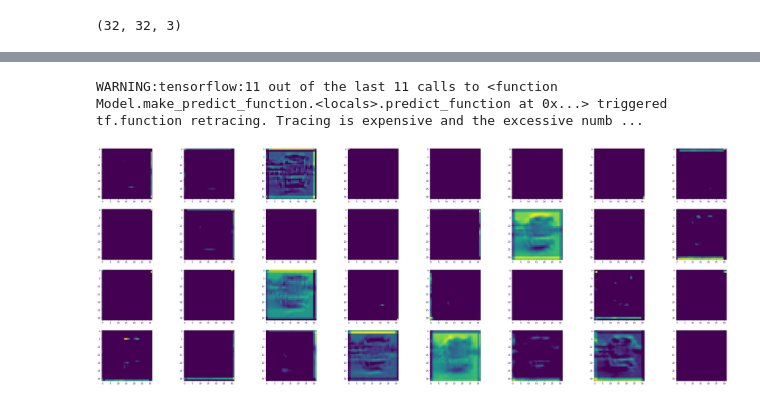
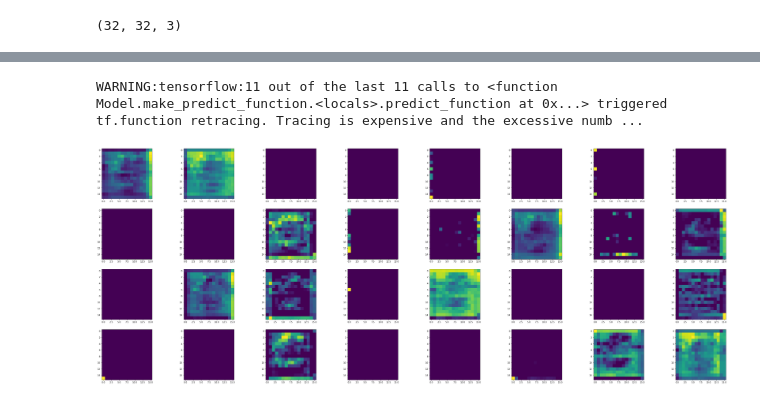
Before and after one commit to donos-63/catchmeifucan, a Jupyter notebook: notebook.ipynb, the cells around one changed output, grey strips where cells are left out. Saved outputs shown, nothing was run; the diff lists cells and outputs as text; code cells hidden in the pictures.

```diff
--- a/notebook.ipynb
+++ b/notebook.ipynb
@@ -23,7 +23,7 @@ TRAIN_BASE_DIRECTORY = "./data/test/train"
 TEST_BASE_DIRECTORY = "./data/test/test"
 
 
-image_data_generator = tf.keras.preprocessing.image.ImageDataGenerator(validation_split=0)
+image_data_generator = tf.keras.preprocessing.image.ImageDataGenerator(validation_split=0.5)
 
 
 TRAIN_IMAGE_SIZE = 32
@@ -50,11 +50,18 @@ Found 200 images belonging to 2 classes.
 # %%
 model = Sequential()
 
-model.add(Conv2D(32, kernel_size=5, activation='relu', padding='same', input_shape=(32,32,3))) # 5 ou 7 au dessus de 128
-model.add(Conv2D(64, kernel_size=5, activation='relu', padding='same'))
+model.add(Conv2D(32, kernel_size=7, activation='relu', padding='same', input_shape=(32,32,3))) # 5 ou 7 au dessus de 128
 model.add(MaxPooling2D(pool_size=(2, 2)))
+model.add(Dense(32, activation='relu'))
 
 
+model.add(Conv2D(32, kernel_size=5, activation='relu', padding='same'))
+model.add(Dense(32, activation='relu'))
+
+
+
+
+#Fin obligatoire
 model.add(Flatten())
 model.add(Dense(2, activation='softmax'))
 
@@ -106,30 +93,30 @@ Epoch 10/10
 # %%
 from tensorflow.keras.models import Model
 from tensorflow.keras.preprocessing import image
 import numpy as np
 
 layer_outputs = [layer.output for layer in model.layers]
 
 test_image = "./data/test/test/bus/0020.png"
 
 # Le chargement de l'image doit être augmenté puisque notre model prend des lots d'images.
 img = image.load_img(test_image, target_size=(32,32, 3))
 img_arr = image.img_to_array(img)
 img_arr = np.expand_dims(img_arr, axis=0)
 
 activation_model = Model(inputs=model.input, outputs=layer_outputs)
 activations = activation_model.predict(img_arr)
 
 def display_activation(activations, col_size, row_size, act_index):
     activation = activations[act_index]
     activation_index=0
     fig, ax = plt.subplots(row_size, col_size, figsize=(row_size*13.5,col_size*2.5))
     for row in range(0,row_size):
         for col in range(0,col_size):
             ax[row][col].imshow(activation[0, :, :, activation_index])
             activation_index += 1
 
-display_activation(activations, 8, 4, 0)
+display_activation(activations, 8, 4, 2)
 # %% [output]
 WARNING:tensorflow:11 out of the last 11 calls to <function Model.make_predict_function.<locals>.predict_function at 0x...> triggered tf.function retracing. Tracing is expensive and the excessive numb ...
-[figure, old version]
+[figure, new version]
```
Also changed, not shown: parts of 3 cells of this notebook.
